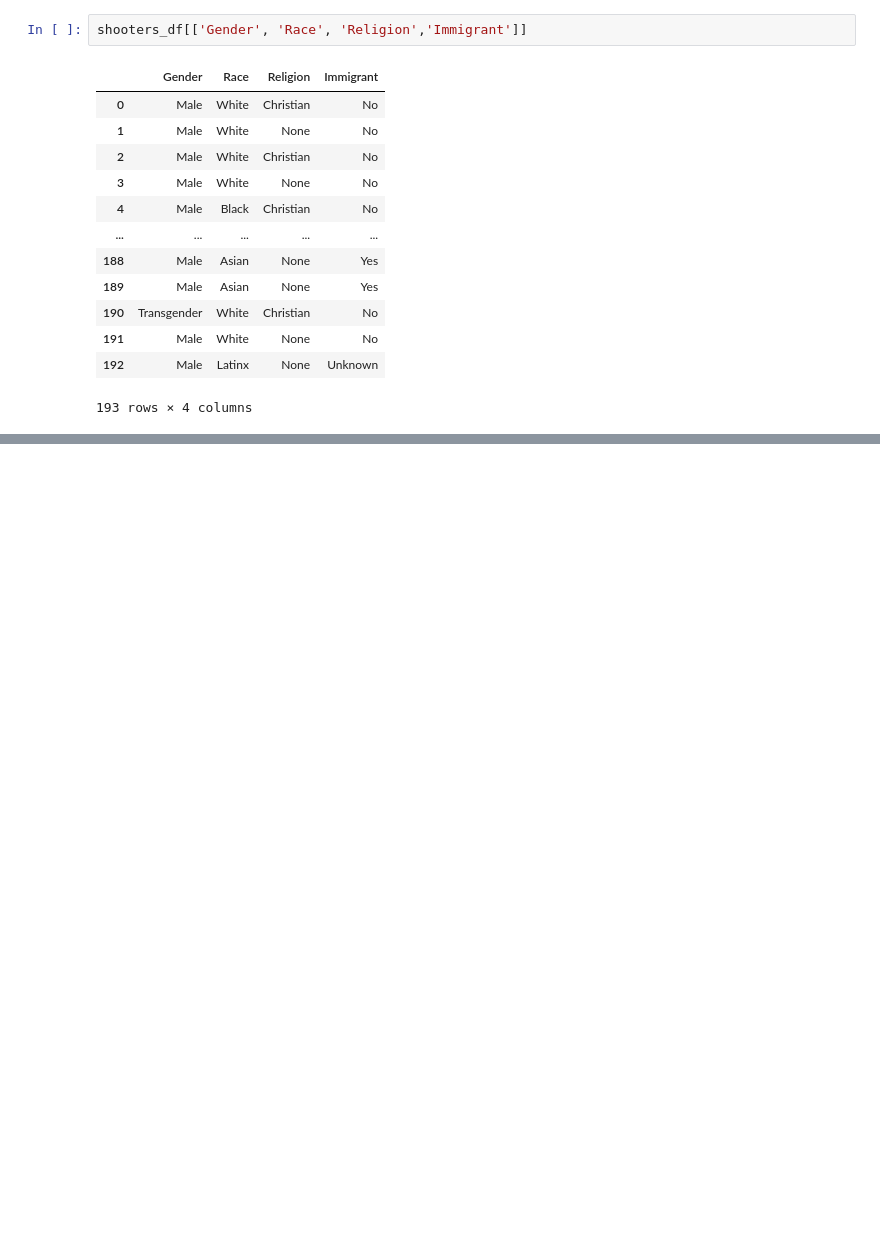
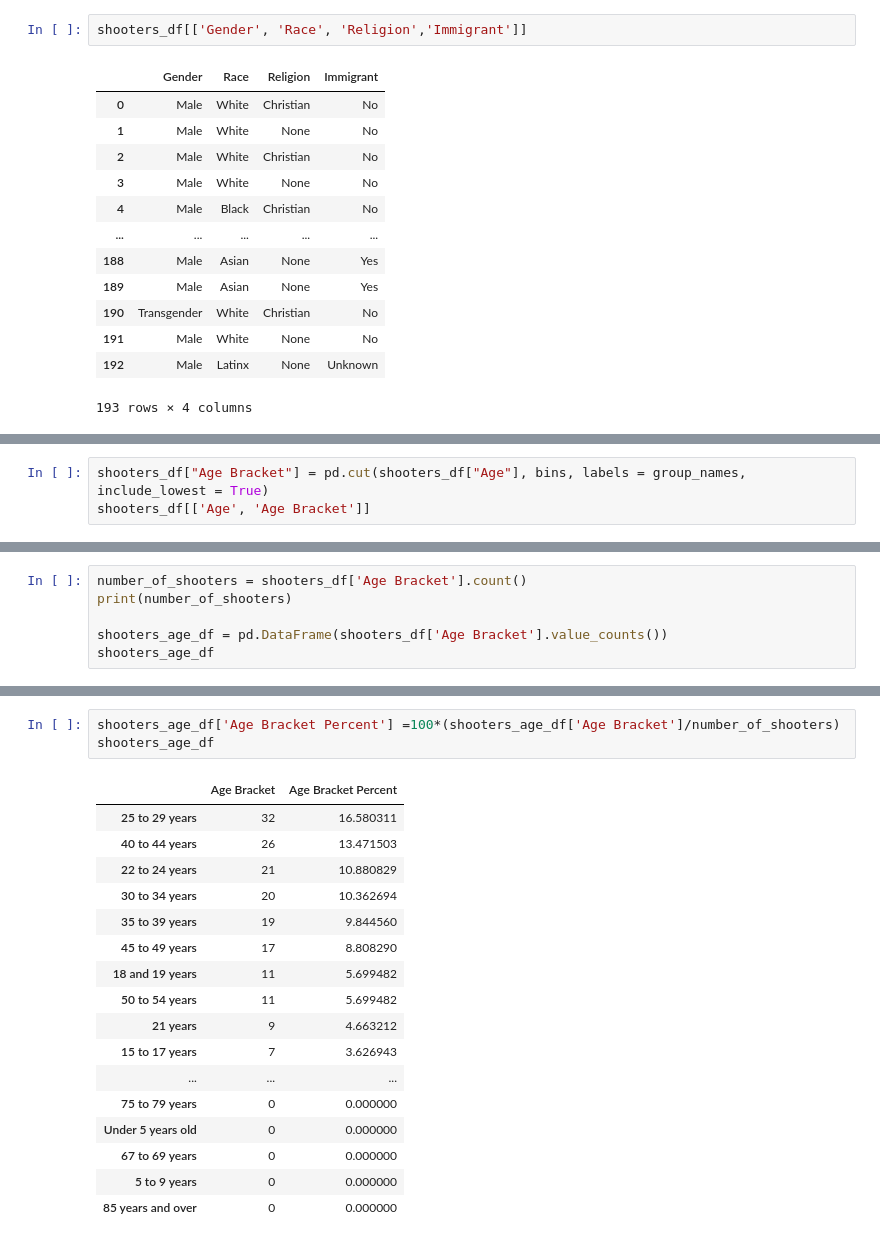
Before and after one commit to benoitchamot/Shootings, a Jupyter notebook: DataExploration.ipynb, the cells around one changed output, grey strips where cells are left out. Drawn from its saved outputs; the diff is of its cells as text; blank space fills up the shorter version.

```diff
--- a/DataExploration.ipynb
+++ b/DataExploration.ipynb
@@ -125,0 +423,3 @@ shooters_df[['Gender', 'Race', 'Religion','Immigrant']]
+# %%
+shooters_df["Age Bracket"] = pd.cut(shooters_df["Age"], bins, labels = group_names, include_lowest = True)
+shooters_df[['Age', 'Age Bracket']]
@@ -125,0 +440,6 @@ shooters_df[['Gender', 'Race', 'Religion','Immigrant']]
+# %%
+number_of_shooters = shooters_df['Age Bracket'].count()
+print(number_of_shooters)
+
+shooters_age_df = pd.DataFrame(shooters_df['Age Bracket'].value_counts())
+shooters_age_df
@@ -125,0 +465,21 @@ shooters_df[['Gender', 'Race', 'Religion','Immigrant']]
+# %%
+shooters_age_df['Age Bracket Percent'] =100*(shooters_age_df['Age Bracket']/number_of_shooters)
+shooters_age_df
+# %% [output]
+|  | Age Bracket | Age Bracket Percent |
+| 25 to 29 years | 32 | 16.580311 |
+| 40 to 44 years | 26 | 13.471503 |
+| 22 to 24 years | 21 | 10.880829 |
+| 30 to 34 years | 20 | 10.362694 |
+| 35 to 39 years | 19 | 9.844560 |
+| 45 to 49 years | 17 | 8.808290 |
+| 18 and 19 years | 11 | 5.699482 |
+| 50 to 54 years | 11 | 5.699482 |
+| 21 years | 9 | 4.663212 |
+| 15 to 17 years | 7 | 3.626943 |
+| ... | ... | ... |
+| 75 to 79 years | 0 | 0.000000 |
+| Under 5 years old | 0 | 0.000000 |
+| 67 to 69 years | 0 | 0.000000 |
+| 5 to 9 years | 0 | 0.000000 |
+| 85 years and over | 0 | 0.000000 |
```
Also changed, not shown: parts of 47 cells of this notebook, 3 other files.
